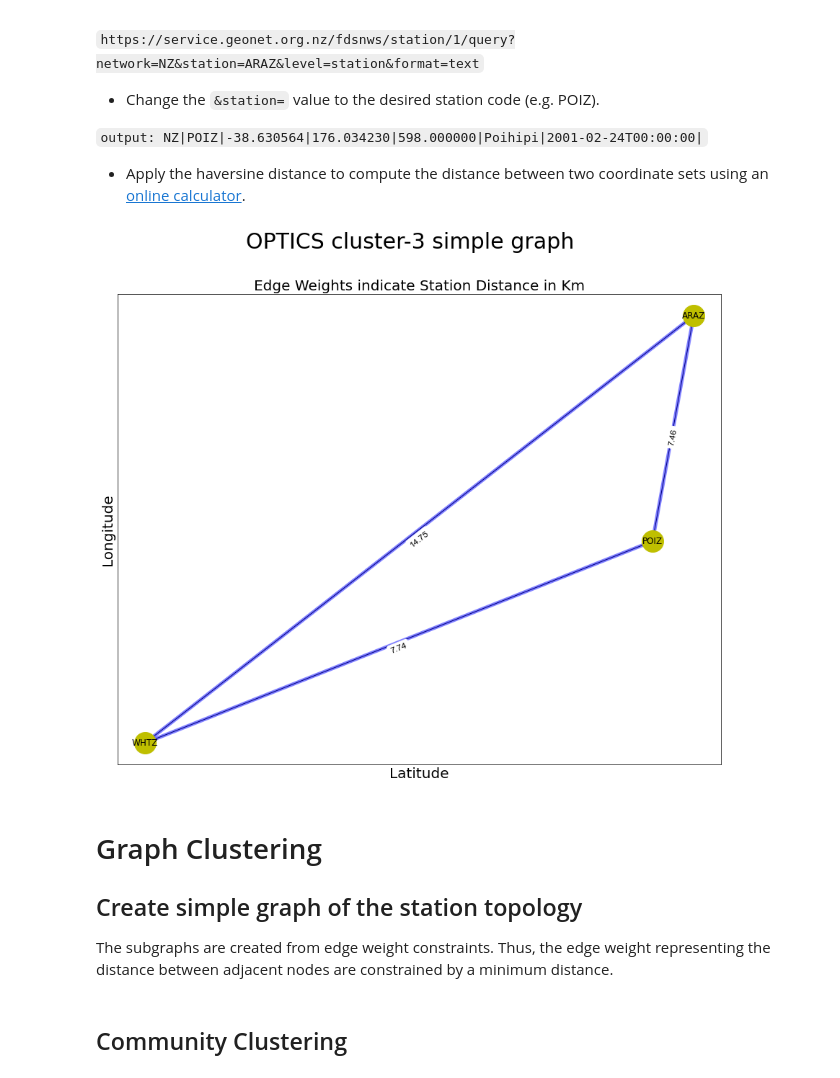
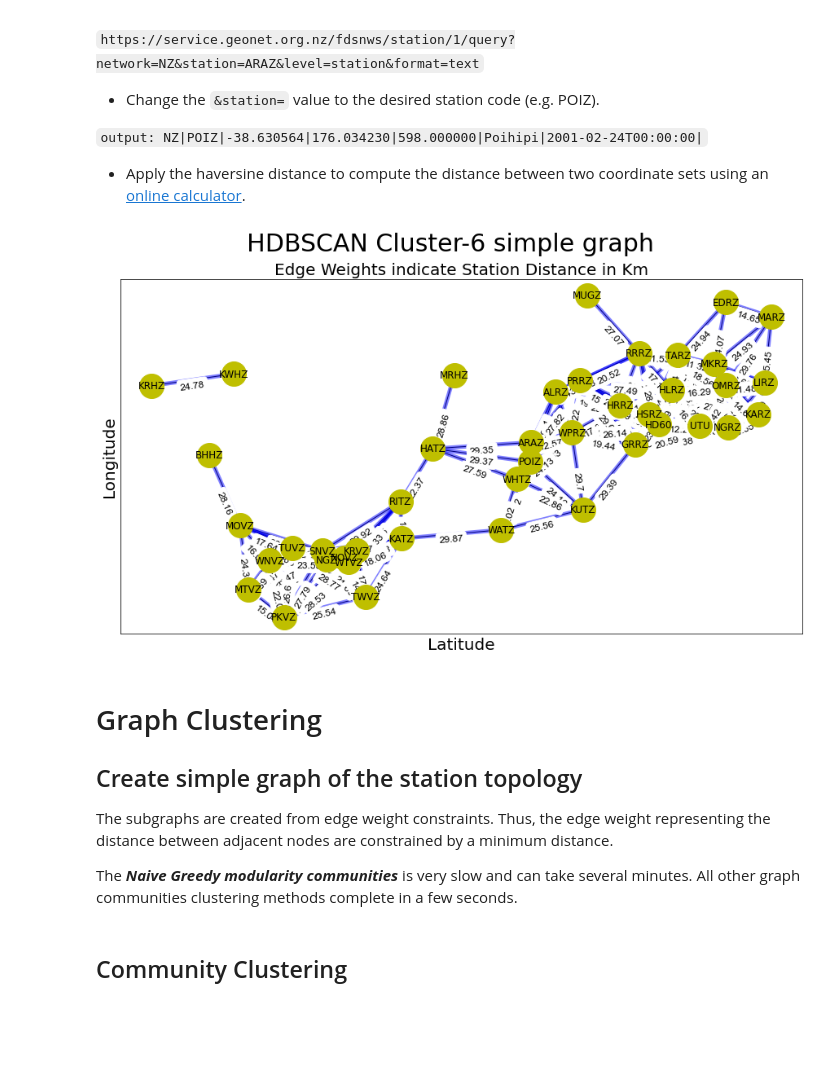
Before and after one commit to waidyanatha/quasar, a Jupyter notebook: notebooks/1a_shield_network_cluster_maps.ipynb, the cells around one changed output. Cells and saved outputs as stored; diff of their text form; code cells hidden in the pictures; blank space fills up the shorter version.

Commit message:
Completed the experminet runs for cloud and graph clustering methods
Signed-off-by: Nuwan Waidyanatha <waidyanatha@gmail.com>

```diff
--- a/notebooks/1a_shield_network_cluster_maps.ipynb
+++ b/notebooks/1a_shield_network_cluster_maps.ipynb
@@ -245,18 +246,18 @@ There are also issues with clustering geospatial data. [Around the equator the r
     Only apply to strong and weak motion stations with sampling rates > 80Hz
     Convert the data as an Numpy array before clustering
 
-    lst_st_type_80Hz_above: list of stations types with sampling rate > 80Hz
+    __lst_st_type_80Hz_above: list of stations types with sampling rate > 80Hz
     station_df: dataframe that holds the station name,type', and lat/lon pairs
 '''
 
-import numpy as np
+#import numpy as np
 import pandas as pd
 
 ''' Define the list of station types to filter the station inventory data '''
-lst_st_type_80Hz_above = ['EH']
+__lst_st_type_80Hz_above = ['EH']
 lst_st_80Hz_above = [[st_name,st_type, st_lat,st_lon]
                           for st_name,st_type,st_lat,st_lon in st_list
-                          if st_type in lst_st_type_80Hz_above]
+                          if st_type in __lst_st_type_80Hz_above]
 station_df = pd.DataFrame(lst_st_80Hz_above, columns=['st_name','st_type','st_lat','st_lon'])
 
 ''' Initialize label column as -1 indicating individual stations to be noise to begin with '''
@@ -264,7 +265,7 @@ l_label = [-1]*station_df.shape[0]
 station_df['label'] = -1
 station_df.set_index(['st_type','label'])
 
-print('%d stations of type %s are ready for clustering' % (station_df.shape[0],lst_st_type_80Hz_above))
+print('%d stations of type %s are ready for clustering' % (station_df.shape[0],__lst_st_type_80Hz_above))
 # %% [output]
 118 stations of type ['EH'] are ready for clustering
 # %% [markdown]
@@ -670,14 +676,23 @@ Compute the mean distance between nearest neigbours of a minimum 3 points
 # %%
 ''' Create a list of subgraphs for each cluster to support
     plotting degree histograms and graphs '''
+
+import networkx as nx
 
 unique_labels = set(_cloud_clust_st_df['label'][_cloud_clust_st_df['label']!= -1])
 
 lst_G_simple = []
 for clust_lbl in unique_labels:
     st_clust_df = _cloud_clust_st_df[_cloud_clust_st_df['label']==clust_lbl]
-    print(st_clust_df.shape[0])
     G_simple = cls_clust.get_simple_graph(st_clust_df)
-    lst_G_simple.append(G_simple)
-print('List of %d subgraph construction Complete!' % (len(lst_G_simple)))
+    ''' only accept graphs with edges'''
+    if not nx.is_empty(G_simple):
+        lst_G_simple.append(G_simple)
+        _n_reduced_nodes = st_clust_df.shape[0] - len(G_simple.nodes())
+        if _n_reduced_nodes > 0:
+            print('%s removed %d of %d station nodes > %d Km '
+                  % (G_simple, _n_reduced_nodes, st_clust_df.shape[0], _l_max_distance))
+    else:
+        print('%s has been excluded since all station nodes are > %d Km' % (G_simple, _l_max_distance))
+print('\nList of %d subgraphs construction from %d clusters Complete!' % (len(lst_G_simple),len(unique_labels)))
 # %% [output]
@@ -722,11 +735,13 @@ for clust_num, G in enumerate(lst_G_simple):
     col_num = clust_num%num_cols
     if num_rows ==1:
         ax[col_num].bar(deg, cnt, width=0.80, color="b")
-        ax[col_num].set_title('Cluster %d | Avg. deg. %0.2f' % (clust_num,_avg_degree),size=20)
+#        ax[col_num].set_title('Cluster %d | Avg. deg. %0.2f' % (clust_num,_avg_degree),size=20)
+        ax[col_num].set_title('%s | Avg. deg. %0.2f' % (G,_avg_degree),size=20)
         ax[row_num,col_num].set_xticks(np.arange(0, max(deg), 1))
     else:
         ax[row_num,col_num].bar(deg, cnt, width=0.80, color="b")
-        ax[row_num,col_num].set_title('Cluster %d | Avg. deg. %0.2f' % (clust_num,_avg_degree),size=15)
+#        ax[row_num,col_num].set_title('Cluster %d | Avg. deg. %0.2f' % (clust_num,_avg_degree),size=15)
+        ax[row_num,col_num].set_title('%s | Avg. deg. %0.2f' % (G,_avg_degree),size=15)
         ax[row_num,col_num].set_xticks(np.arange(0, max(deg)+1, 1))
     if __max_deg_cnt < max(cnt):
         __max_deg_cnt = max(cnt)
@@ -772,42 +787,45 @@ To verify the distances given in the graph:
     To toggle between viewing the minimum spanning tree and the graph uncomment and comment the
     code lines
     G = lst_clust_G_tree[clust_num]
     G = lst_clust_G_graph[clust_num]
 
     @parameters
     clust_number = integer value of any number between 0 and the maximum number of cluster -1
     G = nx.Graph() instance of the respecitve graph of the cluster from the list of cluster graphs
 '''
 import networkx as nx
 import matplotlib.pyplot as plt
 %matplotlib inline
 
-clust_num = 3
-#G = lst_G_MST[clust_num]
+''' TODO create a dataframe of graphs to locate by index number to remove issue related to mismatch
+    between clust_number and actual cluster label'''
+clust_num = 5
 G = lst_G_simple[clust_num]
-plt.figure(figsize=(15,12))
+plt.figure(figsize=(15,8))
 node_pos=nx.get_node_attributes(G,'pos')
 nx.draw_networkx(G, node_pos,node_size=900, node_color="y", node_shape='o')
 nx.draw_networkx_edges(G, node_pos, width=5.0, alpha=0.5,edge_color="b")
 edge_labels = nx.get_edge_attributes(G,'distance')
 nx.draw_networkx_edge_labels(G, node_pos,
                              edge_labels=edge_labels, label_pos=0.5,
                              font_size=12, font_family="Arial",
                              horizontalalignment='center', verticalalignment='top')
-plt.suptitle('%s cluster-%d simple graph' % (_s_cloud_clust_name,clust_num), fontsize=30)
+plt.suptitle('%s %s simple graph' % (_s_cloud_clust_name, G), fontsize=30)
 plt.title('Edge Weights indicate Station Distance in Km', fontsize=20)
 plt.xticks(size=1, fontsize=20)
 plt.yticks(size=1, fontsize=20)
 #plt.legend(loc='upper left', fontsize=15)
 plt.xlabel('Latitude', fontsize=20)
 plt.ylabel('Longitude', fontsize=20)
 plt.show()
 # %% [output]
-[figure, old version]
+[figure, new version]
 # %% [markdown]
 # Graph Clustering
 ## Create simple graph of the station topology
 The subgraphs are created from edge weight constraints. Thus, the edge weight representing the distance between adjacent nodes are constrained by a minimum distance.
+
+The ___Naive Greedy modularity communities___ is very slow and can take several minutes. All other graph communities clustering methods complete in a few seconds.
 # %% [markdown]
 ## Community Clustering
 # %%
```
Also changed, not shown: parts of 10 cells of this notebook, 5 other files.
